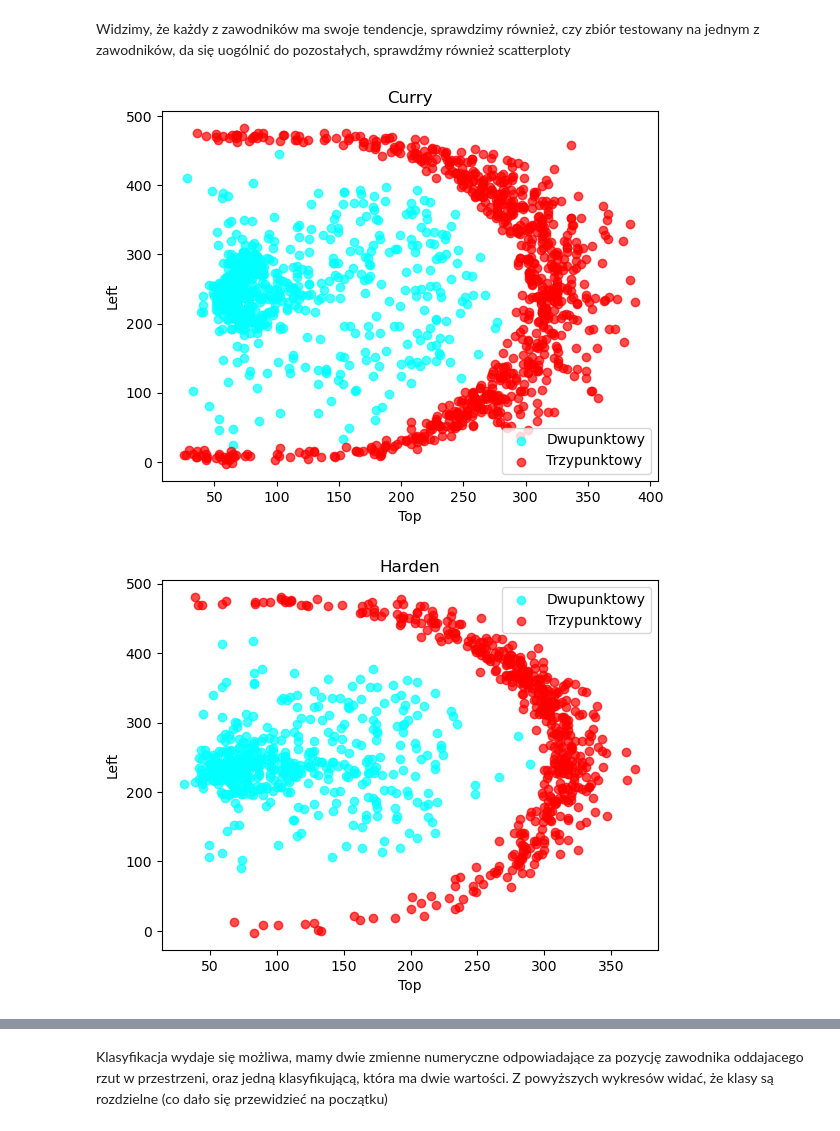
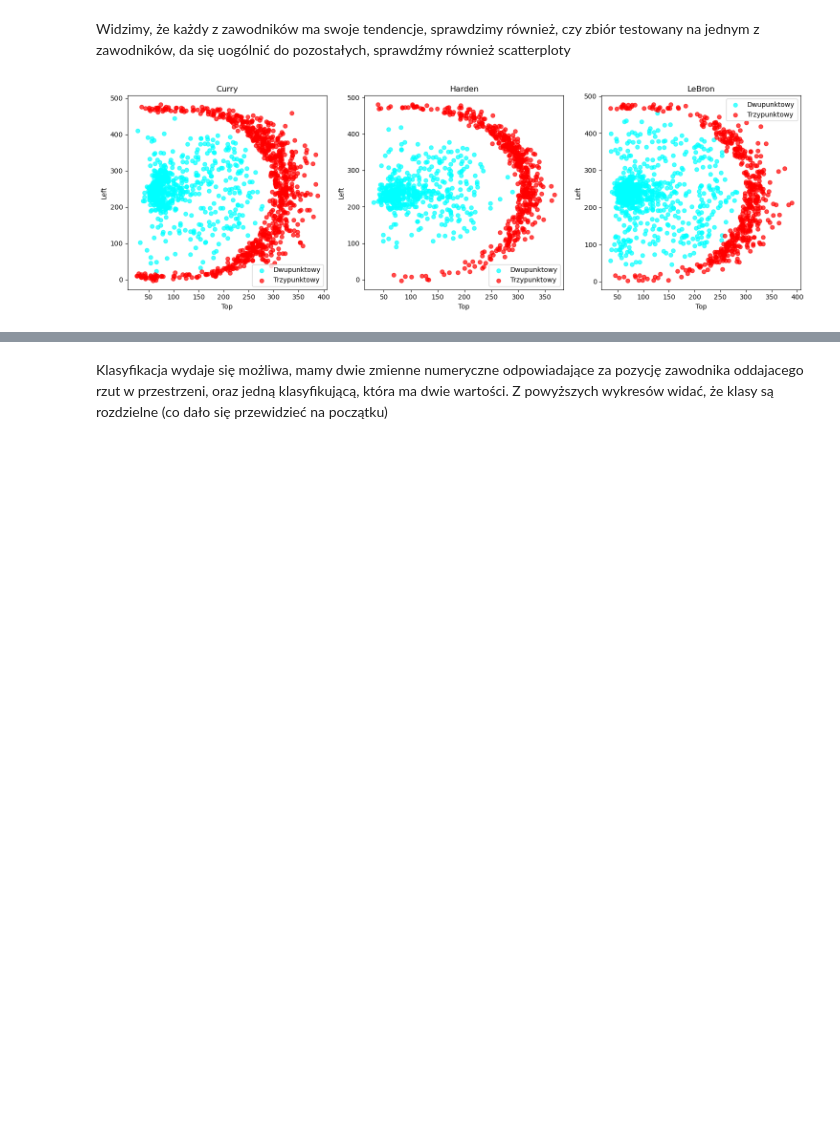
Before and after one commit to MichalBrodackiPJA/Eksploracja-i-Wizualizacja-Danych, a Jupyter notebook: Projekt_koncowy/Projekt.ipynb, the cells around one changed output, grey strips where cells are left out. Saved outputs shown, nothing was run; the diff lists cells and outputs as text; code cells hidden in the pictures; blank space fills up the shorter version.

```diff
--- a/Projekt_koncowy/Projekt.ipynb
+++ b/Projekt_koncowy/Projekt.ipynb
@@ -135,23 +138,27 @@ create_histograms(Lebron, 'LeBron')
 # %% [markdown]
 Widzimy, że każdy z zawodników ma swoje tendencje, sprawdzimy również, czy zbiór testowany na jednym z zawodników, da się uogólnić do pozostałych, sprawdźmy również scatterploty
 # %%
-def create_colored_scatter_plot(df, title):
-    plt.scatter(df[df['shot_type'] == 2]['top'], df[df['shot_type'] == 2]['left'], color='aqua', label='Dwupunktowy', alpha=0.7)
-    plt.scatter(df[df['shot_type'] == 3]['top'], df[df['shot_type'] == 3]['left'], color='red', label='Trzypunktowy', alpha=0.7)
-    plt.xlabel('Top')
-    plt.ylabel('Left')
-    plt.title(title)
-    plt.legend()
-    plt.show()
+def create_colored_scatter_plot(ax, df, title):
+    ax.scatter(df[df['shot_type'] == 2]['top'], df[df['shot_type'] == 2]['left'], color='aqua', label='Dwupunktowy', alpha=0.7)
+    ax.scatter(df[df['shot_type'] == 3]['top'], df[df['shot_type'] == 3]['left'], color='red', label='Trzypunktowy', alpha=0.7)
+    ax.set_xlabel('Top')
+    ax.set_ylabel('Left')
+    ax.set_title(title)
+    ax.legend()
 
-# Tworzenie scatter plotu dla Curry
-create_colored_scatter_plot(Curry, 'Curry')
+# Create a figure and a 1x3 grid of subplots
+fig, axs = plt.subplots(1, 3, figsize=(15, 5))
 
-# Tworzenie scatter plotu dla Harden
-create_colored_scatter_plot(Harden, 'Harden')
+# Plot for Curry
+create_colored_scatter_plot(axs[0], Curry, 'Curry')
 
-# Tworzenie scatter plotu dla LeBron
-create_colored_scatter_plot(Lebron, 'LeBron')
+# Plot for Harden
+create_colored_scatter_plot(axs[1], Harden, 'Harden')
+
+# Plot for LeBron
+create_colored_scatter_plot(axs[2], Lebron, 'LeBron')
+
+plt.tight_layout()  # Adjust layout to prevent overlap
+plt.show()
 # %% [output]
-[figure, old version]
+[figure, new version]
-[figure, removed]
```
Also changed, not shown: parts of 13 cells of this notebook.
